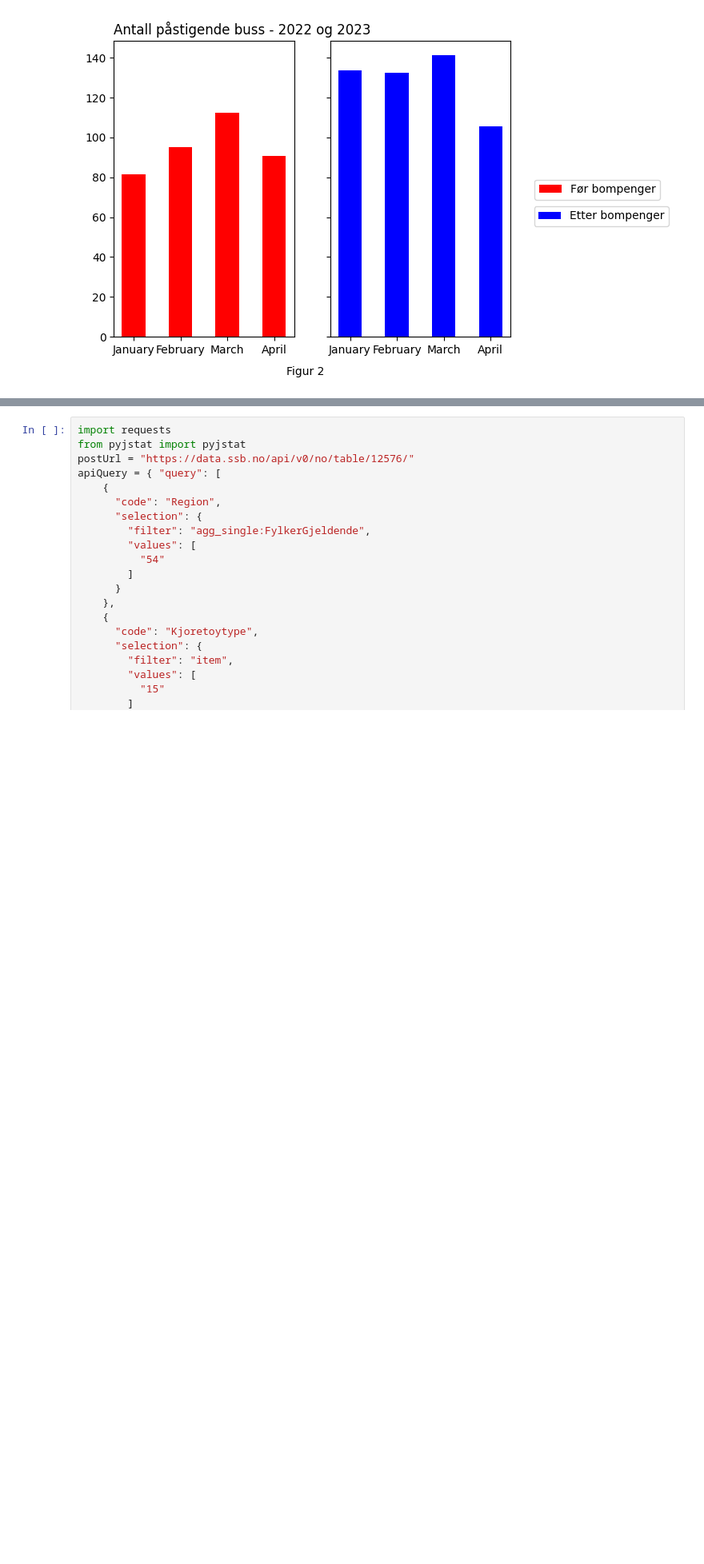
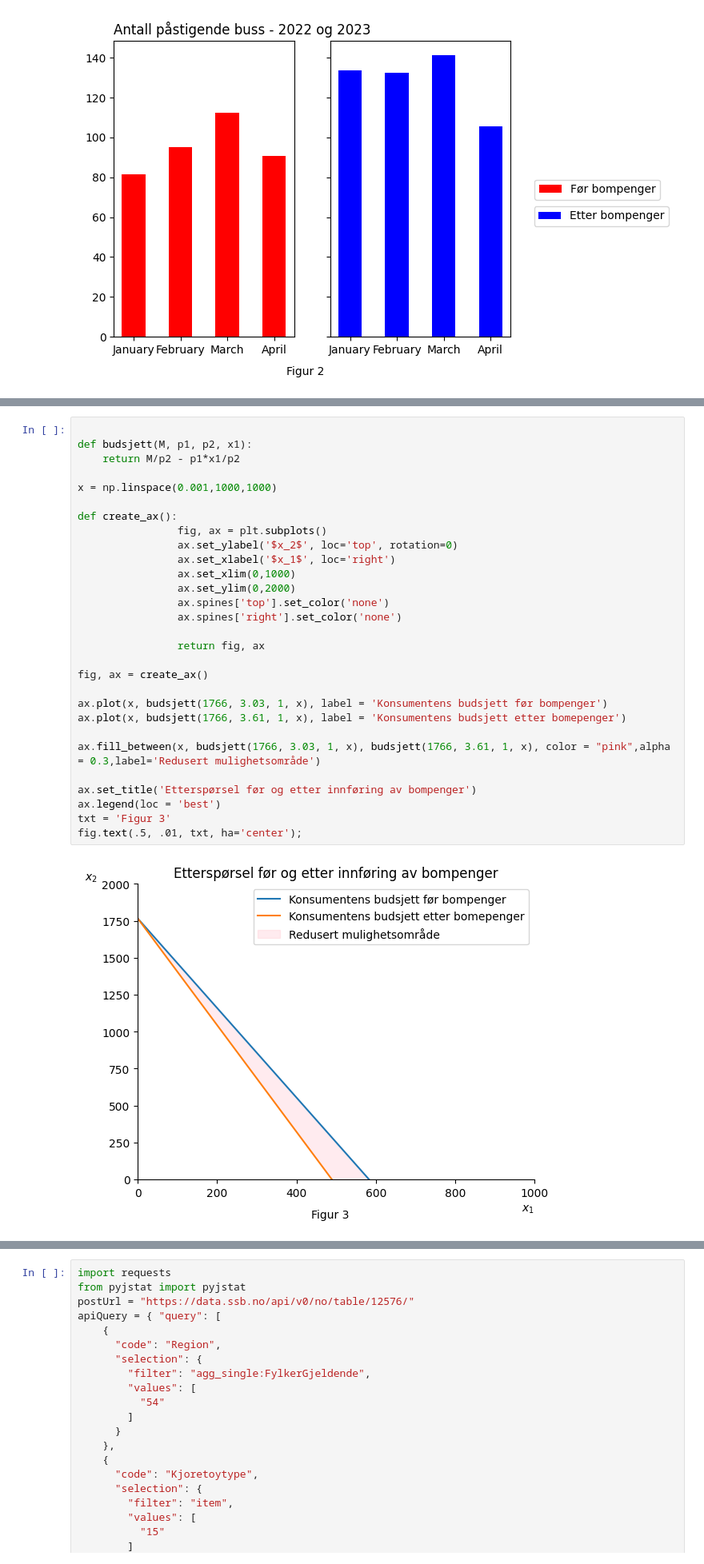
Before and after one commit to loopdiggaz/SOK-1006, a Jupyter notebook: Mappe2/mappeoppgave2_61.ipynb, the cells around one changed output, grey strips where cells are left out. Shown at 80% size. Drawn from its saved outputs; the diff is of its cells as text; blank space fills up the shorter version.

```diff
--- a/Mappe2/mappeoppgave2_61.ipynb
+++ b/Mappe2/mappeoppgave2_61.ipynb
@@ -190,0 +174,31 @@ Konsumenten kan velge mellom andre goder og antall kilometer kjørt. Begge valgm
+# %%
+
+def budsjett(M, p1, p2, x1):
+    return M/p2 - p1*x1/p2
+
+x = np.linspace(0.001,1000,1000)
+
+def create_ax():
+                fig, ax = plt.subplots()
+                ax.set_ylabel('$x_2$', loc='top', rotation=0)
+                ax.set_xlabel('$x_1$', loc='right')
+                ax.set_xlim(0,1000)
+                ax.set_ylim(0,2000)
+                ax.spines['top'].set_color('none')
+                ax.spines['right'].set_color('none')
+
+                return fig, ax
+
+fig, ax = create_ax()
+
+ax.plot(x, budsjett(1766, 3.03, 1, x), label = 'Konsumentens budsjett før bompenger')
+ax.plot(x, budsjett(1766, 3.61, 1, x), label = 'Konsumentens budsjett etter bomepenger')
+
+ax.fill_between(x, budsjett(1766, 3.03, 1, x), budsjett(1766, 3.61, 1, x), color = "pink",alpha = 0.3,label='Redusert mulighetsområde')
+
+ax.set_title('Etterspørsel før og etter innføring av bompenger')
+ax.legend(loc = 'best')
+txt = 'Figur 3'
+fig.text(.5, .01, txt, ha='center');
+# %% [output]
+[figure, added]
```
Also changed, not shown: parts of 12 cells of this notebook.
